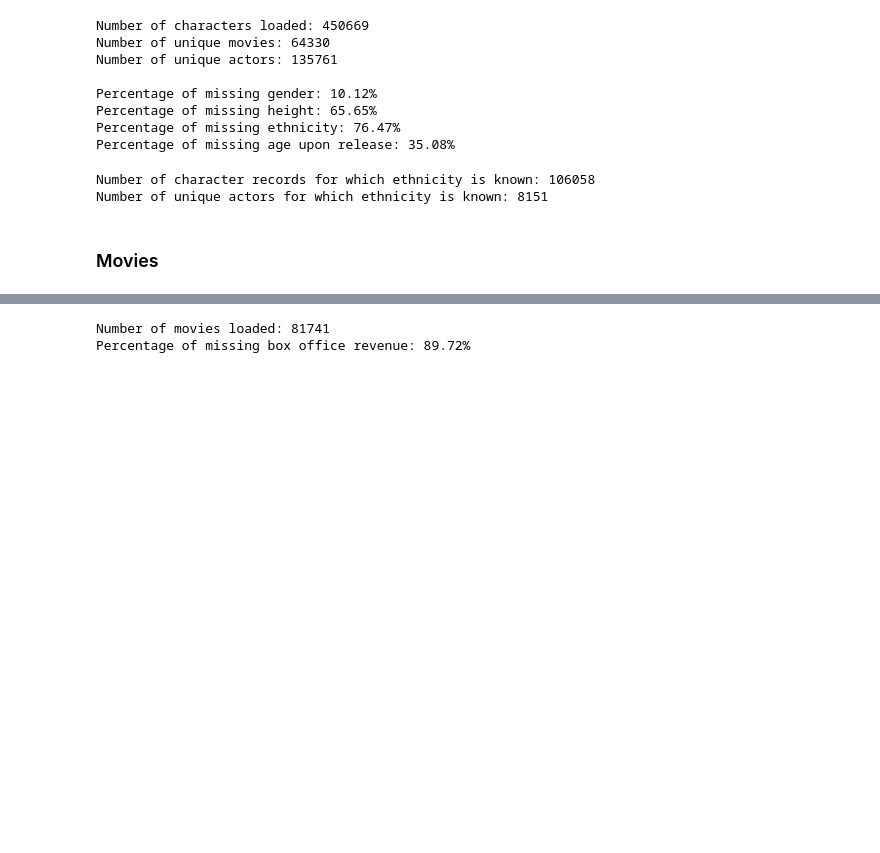
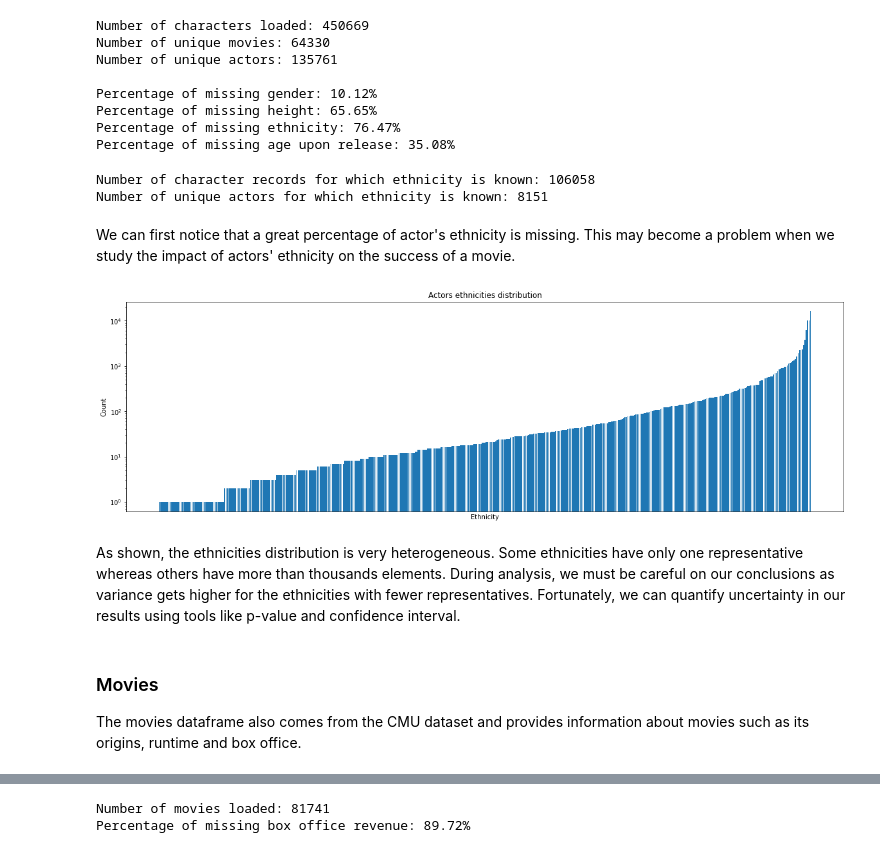
Before and after one commit to epfl-ada/ada-2023-project-advanceddataarsonists, a Jupyter notebook: initial_analyses.ipynb, the cells around one changed output, grey strips where cells are left out. Saved outputs shown, nothing was run; the diff lists cells and outputs as text; code cells hidden in the pictures; blank space fills up the shorter version.

```diff
--- a/initial_analyses.ipynb
+++ b/initial_analyses.ipynb
@@ -68,8 +70,28 @@ print(f"Number of unique actors for which ethnicity is known: {len(characters_df
 # %% [output]
 Number of character records for which ethnicity is known: 106058
 Number of unique actors for which ethnicity is known: 8151
-# %% [markdown]
-### Movies
+# %% [markdown]
+We can first notice that a great percentage of actor's ethnicity is missing. This may become a problem when we study the impact of actors' ethnicity on the success of a movie.
+# %%
+actors_ethnicities = characters_df[['freebase_actor_id', 'actor_ethnicity']].dropna().groupby(by='actor_ethnicity').count()
+actors_ethnicities = actors_ethnicities.sort_values(by='freebase_actor_id')
+
+plt.figure(figsize=(20,6))
+plt.bar(actors_ethnicities.index, actors_ethnicities['freebase_actor_id'], label='')
+plt.title("Actors ethnicities distribution")
+plt.yscale('log')
+plt.xticks([])
+plt.ylabel("Count")
+plt.xlabel("Ethnicity")
+plt.show()
+# %% [output]
+[figure, added]
+# %% [markdown]
+As shown, the ethnicities distribution is very heterogeneous. Some ethnicities have only one representative whereas others have more than thousands elements. During analysis, we must be careful on our conclusions as variance gets higher for the ethnicities with fewer representatives. Fortunately, we can quantify uncertainty in our results using tools like p-value and confidence interval.
+# %% [markdown]
+### Movies
+
+The movies dataframe also comes from the CMU dataset and provides information about movies such as its origins, runtime and box office.
 # %%
 movies_df.sample(5)
 # %% [output]
```
Also changed, not shown: parts of 48 cells of this notebook.
